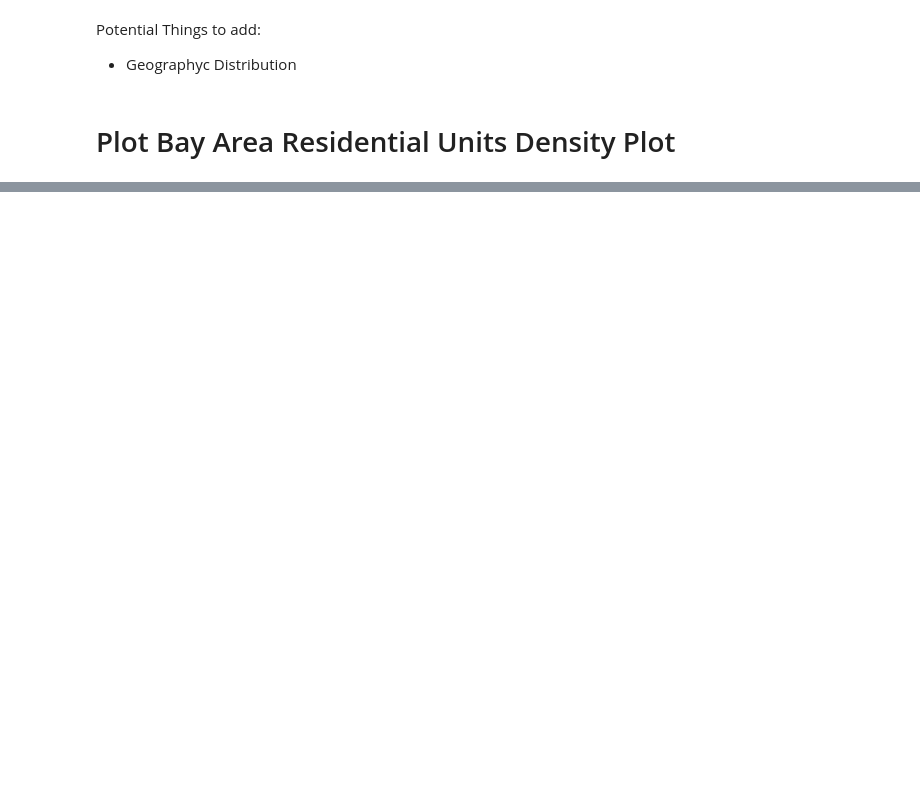
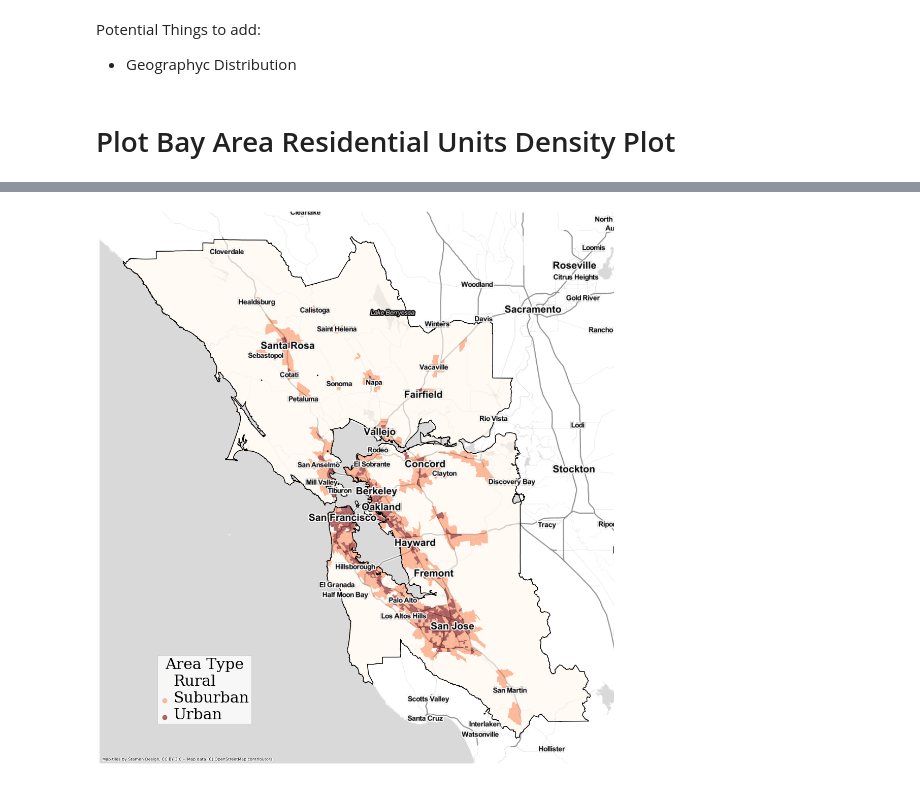
Before and after one commit to jdcaicedo251/sensitivy_analysis_carb, a Jupyter notebook: notebooks/2020 Synthetic Population Stats .ipynb, the cells around one changed output, grey strips where cells are left out. Drawn from its saved outputs; the diff is of its cells as text; code cells hidden in the pictures; blank space fills up the shorter version.

Commit message:
population stats + map with urban/suburban/rural areas

```diff
--- a/notebooks/2020 Synthetic Population Stats .ipynb
+++ b/notebooks/2020 Synthetic Population Stats .ipynb
@@ -168,3 +192,24 @@ Potential Things to add:
 - Geographyc Distribution
 # %% [markdown]
 # Plot Bay Area Residential Units Density Plot
+# %%
+# Read Jobs Table
+jobs = hdf['/jobs']
+
+# Jobs by block
+jobs_by_block = jobs.groupby('block_id')['agg_sector'].count()
+jobs_by_block.name = 'jobs'
+
+# Persons by Block
+p_merged = persons.merge(households[['block_id']], how = 'left', left_on = 'household_id', right_index = True)
+population_by_block = p_merged.groupby('block_id')['sex'].count()
+population_by_block.name = 'population'
+
+#Join jobs and persons
+b = pd.concat([jobs_by_block, population_by_block], axis = 1)
+b = b.fillna(0)
+
+#Combine with blocks tables
+merged_blocks = blocks.merge(b, right_index = True, left_index = True, how = 'left' )
+merged_blocks = merged_blocks.fillna(0)
+merged_blocks
@@ -172,38 +232,40 @@ Potential Things to add:
 blocks_fpath = 'blocks_sf/block_sfbay.shp'
 blocks_geo = gpd.read_file(blocks_fpath)
 # %%
-blocks_merged = blocks_geo.merge(blocks, how = 'inner', left_on = "GEOID", right_index = True)
+blocks_merged = blocks_geo.merge(merged_blocks, how = 'inner', left_on = "GEOID", right_index = True)
 blocks_merged = blocks_merged.to_crs('EPSG:5070')
 taz = blocks_merged.dissolve(by='taz_zone_id', aggfunc='sum')
 taz['area_acres'] = taz.geometry.area * 0.000247105 # Area in Acres
-taz['residential_density'] = taz['residential_unit_capacity']/taz['area_acres']
+taz['density'] = (taz['population'] + 2.5 *taz['jobs'])/taz['area_acres']
 taz = taz.to_crs(epsg=3857)
 # %%
 # Densitiy Bins
-bins = [0, 6, 30, 200]
-labels = ['0-5', '5-30', '30+']
-taz['bin'] = pd.cut(taz['residential_density'], bins=bins, labels=labels)
+bins = [0, 6, 30, np.inf]
+labels = ['Rural','Suburban', 'Urban']
+taz['bin'] = pd.cut(taz['density'], bins=bins, labels=labels)
 
 # Bay Area Boundary
 bay_area_boundary = taz.dissolve().geometry.boundary
 
 # Plot
 ax = taz.plot(figsize = (20,20), column = 'bin', legend = True, cmap='OrRd', alpha = 0.6, categorical = True)
 bay_area_boundary.plot(ax = ax, color = 'black')
 cx.add_basemap(ax, source=cx.providers.Stamen.TonerLite)
 cx.add_basemap(ax, source=cx.providers.Stamen.TonerLabels)
 
 # Customize the legend properties
 legend = ax.get_legend()
-legend.set_title('Residential Units per Acre', prop={'family': 'serif'})
+legend.set_title('Area Type', prop={'family': 'serif'})
 legend.get_title().set_fontsize(30)
-legend.set_bbox_to_anchor((0.45, 0.2))
+legend.set_bbox_to_anchor((0.3, 0.2))
 
 
 # legend.align = 'left'
 for text in legend.get_texts():
     text.set_fontsize(30)
     text.set_fontfamily('serif')
     text.set_ha('left')
 
 ax.set_axis_off()
+# %% [output]
+[figure, added]
```
Also changed, not shown: parts of 3 cells of this notebook.
